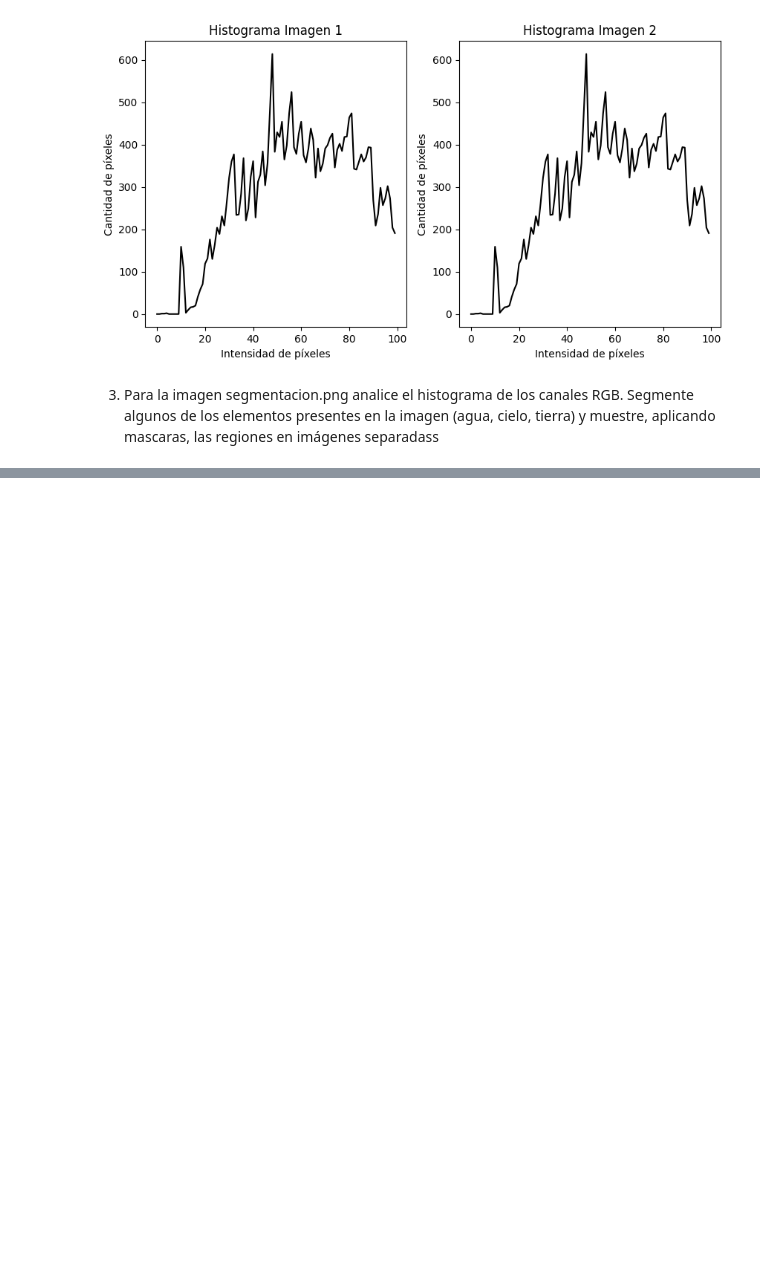
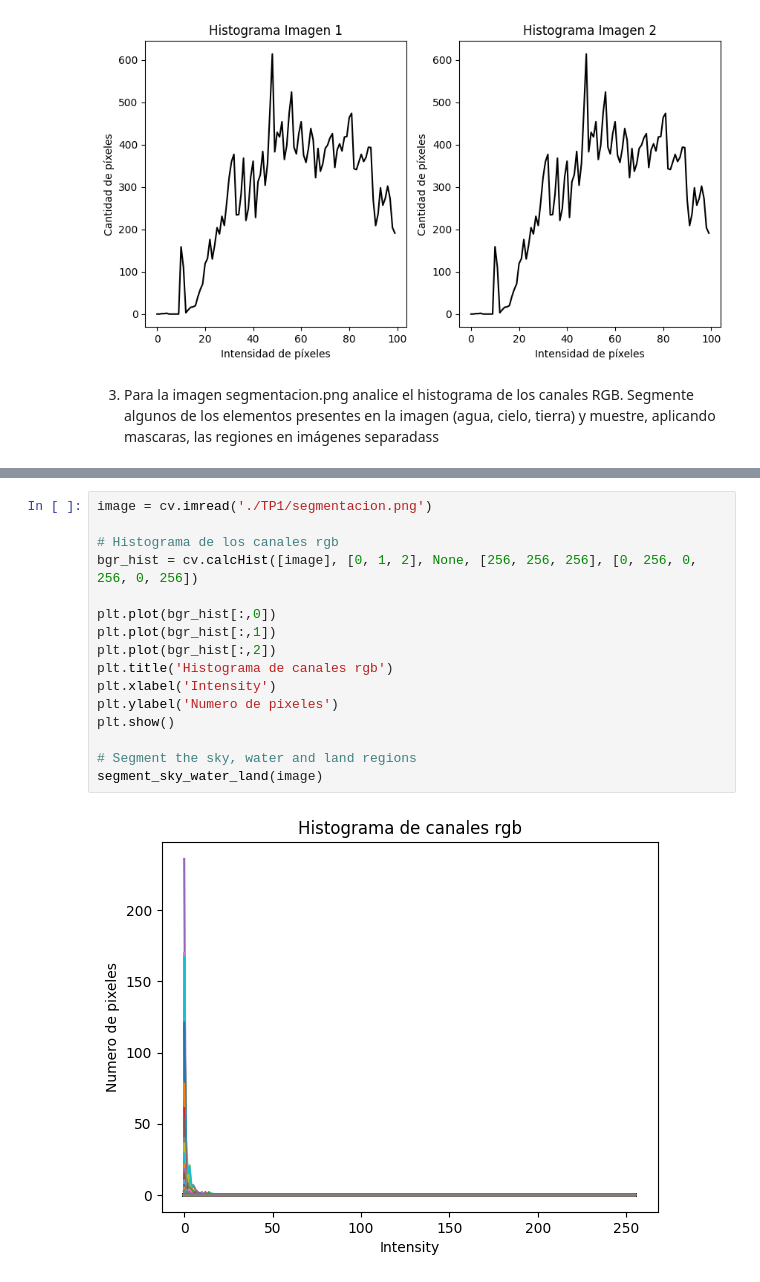
Before and after one commit to marianataglio/cv_tps, a Jupyter notebook: tp1_parte2.ipynb, the cells around one changed output, grey strips where cells are left out. Drawn from its saved outputs; the diff is of its cells as text; blank space fills up the shorter version.

```diff
--- a/tp1_parte2.ipynb
+++ b/tp1_parte2.ipynb
@@ -77,0 +91,18 @@ plt.show()
+# %%
+image = cv.imread('./TP1/segmentacion.png')
+
+# Histograma de los canales rgb
+bgr_hist = cv.calcHist([image], [0, 1, 2], None, [256, 256, 256], [0, 256, 0, 256, 0, 256])
+
+plt.plot(bgr_hist[:,0])
+plt.plot(bgr_hist[:,1])
+plt.plot(bgr_hist[:,2])
+plt.title('Histograma de canales rgb')
+plt.xlabel('Intensity')
+plt.ylabel('Numero de pixeles')
+plt.show()
+
+# Segment the sky, water and land regions
+segment_sky_water_land(image)
+# %% [output]
+[figure, added]
```
Also changed, not shown: parts of 5 cells of this notebook.
